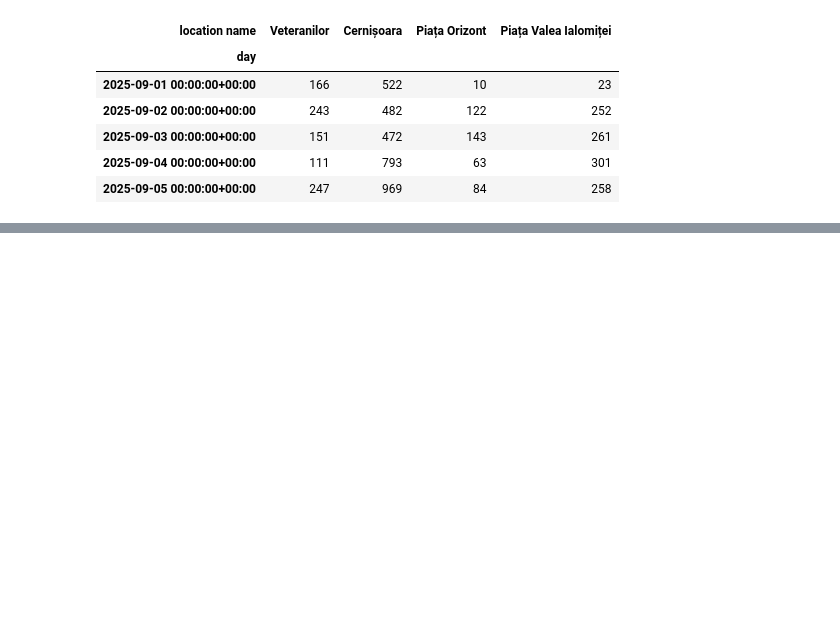
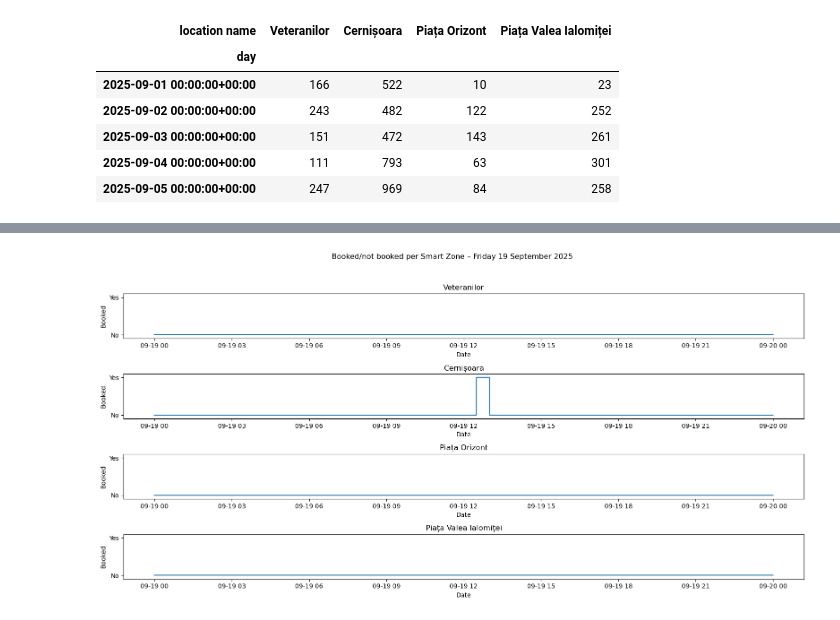
Before and after one commit to chenneman/CTC-advanced-data-science, a Jupyter notebook: Coding The Curbs.ipynb, the cells around one changed output, grey strips where cells are left out. Cells and saved outputs as stored; diff of their text form; code cells hidden in the pictures; blank space fills up the shorter version.

```diff
--- a/Coding The Curbs.ipynb
+++ b/Coding The Curbs.ipynb
@@ -137,0 +184,8 @@ plt.show()
+# %%
+data_booking_bucharest_path = '../Booking data Bucharest.csv'
+data_booking_bucharest = pd.read_csv(data_booking_bucharest_path, delimiter=',')
+
+
+data_booking_bucharest['start time'] = pd.to_datetime(data_booking_bucharest['start time'], errors='coerce', utc=True)
+data_booking_bucharest['end time'] = pd.to_datetime(data_booking_bucharest['end time'], errors='coerce', utc=True)
+data_booking_bucharest
@@ -137,0 +214,88 @@ plt.show()
+# %%
+start_date = "2025-09-19"
+end_date   = "2025-09-20"
+
+df = data_booking_bucharest.copy()
+
+
+# Filter op zone
+dfz = df[df["Smart Zone"] == ZONE].dropna(subset=["start time","end time"]).copy()
+
+# Snij de intervallen op het venster zodat alles binnen [start_date, end_date) valt
+start_dt = pd.to_datetime(start_date, utc=True)
+end_dt   = pd.to_datetime(end_date,   utc=True)
+
+# Intervallen die overlappen met het venster houden
+overlap = (dfz["start time"] < end_dt) & (dfz["end time"] > start_dt)
+dfz = dfz[overlap].copy()
+
+# Clip de randen op het venster
+dfz["t_start"] = dfz["start time"].clip(lower=start_dt, upper=end_dt)
+dfz["t_end"]   = dfz["end time"].clip(lower=start_dt, upper=end_dt)
+
+# ---- Event-reeks bouwen ----
+starts = dfz[["t_start"]].rename(columns={"t_start":"t"}).assign(delta=1)
+ends   = dfz[["t_end"]  ].rename(columns={"t_end":"t"}).assign(delta=-1)
+events = pd.concat([starts, ends], ignore_index=True)
+
+# Groepeer gebeurtenissen op exact gelijke tijdstippen (soms starten/eindigen meerdere tegelijk)
+events = events.groupby("t", as_index=True)["delta"].sum().sort_index()
+
+# Beginbezetting als er reserveringen doorlopen op start_dt
+carry = ((dfz["start time"] < start_dt) & (dfz["end time"] > start_dt)).sum()
+
+# Cumulatief aantal gelijktijdige reserveringen
+count = events.cumsum().astype(int) + carry
+
+# Status 0/1 (booked/not booked) op elk event-tijdstip
+status = (count > 0).astype(int)
+
+# Voor nette staaf/stap-lijn ook het beginpunt opnemen
+if start_dt not in status.index:
+    status = pd.concat([pd.Series({start_dt: (carry > 0)*1}, name="delta"), status]).sort_index()
+
+# En een eindpunt zodat de lijn netjes stopt op end_dt
+if end_dt not in status.index:
+    status.loc[end_dt] = status.iloc[-1]
+    status = status.sort_index()
+
+# ---- Plotten: stapgrafiek (zonder schuine lijnen) ----
+zones = ["Veteranilor", "Cernișoara", "Piața Orizont", "Piața Valea Ialomiței"]
+fig, axes = plt.subplots(4, 1, figsize=(16,8), sharey=True)
+axes = axes.flatten()
+
+for ax, ZONE in zip(axes, zones):
+    dfz = df[df["Smart Zone"] == ZONE].dropna(subset=["start time","end time"]).copy()
+    overlap = (dfz["start time"] < end_dt) & (dfz["end time"] > start_dt)
+    dfz = dfz[overlap].copy()
+    dfz["t_start"] = dfz["start time"].clip(lower=start_dt, upper=end_dt)
+    dfz["t_end"]   = dfz["end time"].clip(lower=start_dt, upper=end_dt)
+
+    starts = dfz[["t_start"]].rename(columns={"t_start":"t"}).assign(delta=1)
+    ends   = dfz[["t_end"]  ].rename(columns={"t_end":"t"}).assign(delta=-1)
+    events = pd.concat([starts, ends], ignore_index=True)
+    events = events.groupby("t")["delta"].sum().sort_index()
+    carry = ((dfz["start time"] < start_dt) & (dfz["end time"] > start_dt)).sum()
+    count = events.cumsum().astype(int) + carry
+    status = (count > 0).astype(int)
+    if start_dt not in status.index:
+        status = pd.concat([pd.Series({start_dt: (carry>0)*1}), status]).sort_index()
+    if end_dt not in status.index:
+        status.loc[end_dt] = status.iloc[-1]; status = status.sort_index()
+
+    ax.step(status.index, status.values, where="post")
+    ax.set_title(ZONE)
+    ax.set_xlabel("Date")
+    ax.set_yticks([0,1]); ax.set_ylim(-0.1,1.1)
+    ax.set_yticklabels(["No", "Yes"])
+
+axes[0].set_ylabel("Booked")
+axes[1].set_ylabel("Booked")
+axes[2].set_ylabel("Booked")
+axes[3].set_ylabel("Booked")
+
+plt.suptitle(f"Booked/not booked per Smart Zone – {start_dt.strftime('%A %d %B %Y')}", y=0.98)
+plt.tight_layout(rect=[0,0,1,0.95])
+plt.show()
+# %% [output]
+[figure, added]
```
Also changed, not shown: parts of 8 cells of this notebook.
